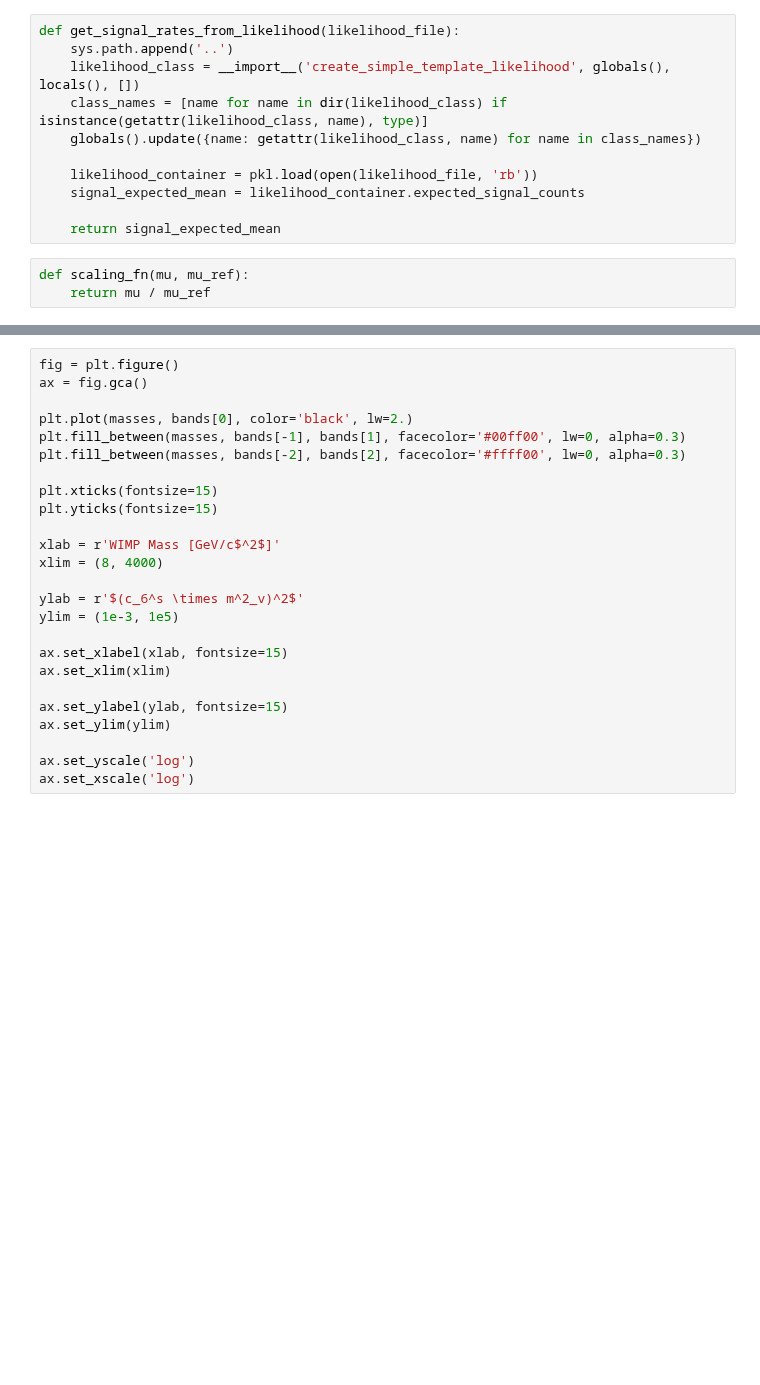
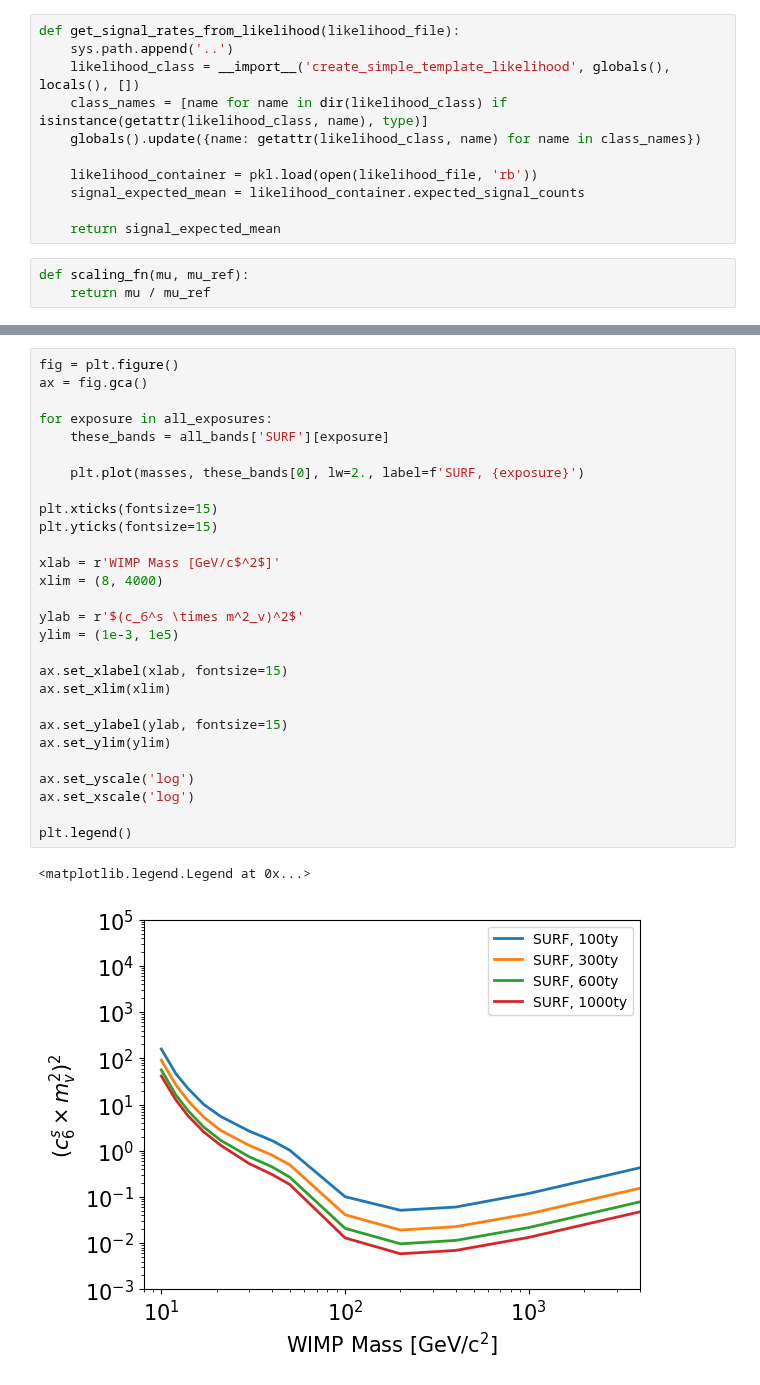
Before and after one commit to robertsjames/FlameFitSimple, a Jupyter notebook: analyses/EFT_O6_s_WIMP_sensitivity/get_sensitivity.ipynb, the cells around one changed output, grey strips where cells are left out. Saved outputs shown, nothing was run; the diff lists cells and outputs as text; blank space fills up the shorter version.

```diff
--- a/analyses/EFT_O6_s_WIMP_sensitivity/get_sensitivity.ipynb
+++ b/analyses/EFT_O6_s_WIMP_sensitivity/get_sensitivity.ipynb
@@ -46,25 +110,31 @@ masses, bands = get_sensitivity_bands(directory='outputs/EFT_O6_s_WIMP_60t_600ty
 # %%
 fig = plt.figure()
 ax = fig.gca()
 
-plt.plot(masses, bands[0], color='black', lw=2.)
-plt.fill_between(masses, bands[-1], bands[1], facecolor='#00ff00', lw=0, alpha=0.3)
-plt.fill_between(masses, bands[-2], bands[2], facecolor='#ffff00', lw=0, alpha=0.3)
+for exposure in all_exposures:
+    these_bands = all_bands['SURF'][exposure]
+
+    plt.plot(masses, these_bands[0], lw=2., label=f'SURF, {exposure}')
 
 plt.xticks(fontsize=15)
 plt.yticks(fontsize=15)
 
 xlab = r'WIMP Mass [GeV/c$^2$]'
 xlim = (8, 4000)
 
 ylab = r'$(c_6^s \times m^2_v)^2$'
 ylim = (1e-3, 1e5)
 
 ax.set_xlabel(xlab, fontsize=15)
 ax.set_xlim(xlim)
 
 ax.set_ylabel(ylab, fontsize=15)
 ax.set_ylim(ylim)
 
 ax.set_yscale('log')
 ax.set_xscale('log')
+
+plt.legend()
+# %% [output]
+<matplotlib.legend.Legend at 0x...>
+[figure, added]
```
Also changed, not shown: parts of 6 cells of this notebook, 3 other files.
